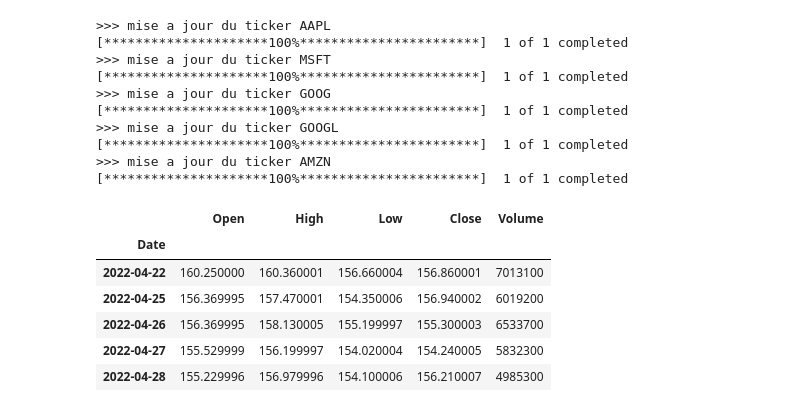
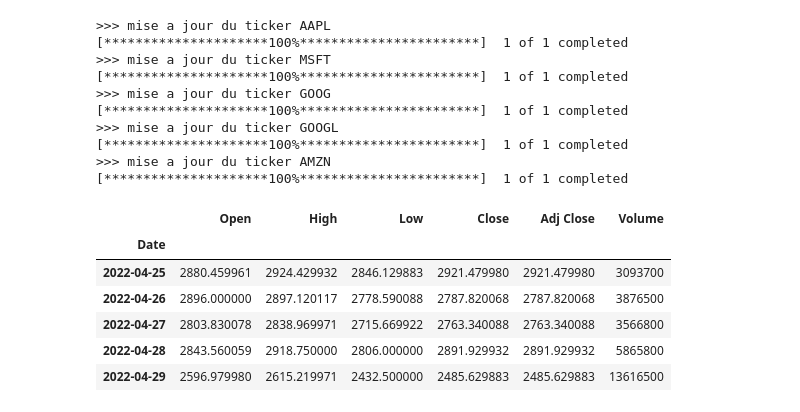
Before and after one commit to antoinebarre/grisbi-dev, a Jupyter notebook: test_manipulation_stock.ipynb, the cells around one changed output. Saved outputs shown, nothing was run; the diff lists cells and outputs as text; code cells hidden in the pictures.

```diff
--- a/test_manipulation_stock.ipynb
+++ b/test_manipulation_stock.ipynb
@@ -26,14 +22,14 @@ grisbi.update_stockData(maxTicker=5)
 [*********************100%***********************]  1 of 1 completed
 # %%
 import grisbi
-df = grisbi.load_data_from_csv("WMT")
+df = grisbi.load_data_from_csv("AMZN")
 df.tail()
 # %% [output]
-|  | Open | High | Low | Close | Volume |
-| Date |  |  |  |  |  |
-| 2022-04-22 | 160.250000 | 160.360001 | 156.660004 | 156.860001 | 7013100 |
-| 2022-04-25 | 156.369995 | 157.470001 | 154.350006 | 156.940002 | 6019200 |
-| 2022-04-26 | 156.369995 | 158.130005 | 155.199997 | 155.300003 | 6533700 |
-| 2022-04-27 | 155.529999 | 156.199997 | 154.020004 | 154.240005 | 5832300 |
-| 2022-04-28 | 155.229996 | 156.979996 | 154.100006 | 156.210007 | 4985300 |
+|  | Open | High | Low | Close | Adj Close | Volume |
+| Date |  |  |  |  |  |  |
+| 2022-04-25 | 2880.459961 | 2924.429932 | 2846.129883 | 2921.479980 | 2921.479980 | 3093700 |
+| 2022-04-26 | 2896.000000 | 2897.120117 | 2778.590088 | 2787.820068 | 2787.820068 | 3876500 |
+| 2022-04-27 | 2803.830078 | 2838.969971 | 2715.669922 | 2763.340088 | 2763.340088 | 3566800 |
+| 2022-04-28 | 2843.560059 | 2918.750000 | 2806.000000 | 2891.929932 | 2891.929932 | 5865800 |
+| 2022-04-29 | 2596.979980 | 2615.219971 | 2432.500000 | 2485.629883 | 2485.629883 | 13616500 |
 # %%
```
Also changed, not shown: parts of 8 cells of this notebook, 1 other file.
